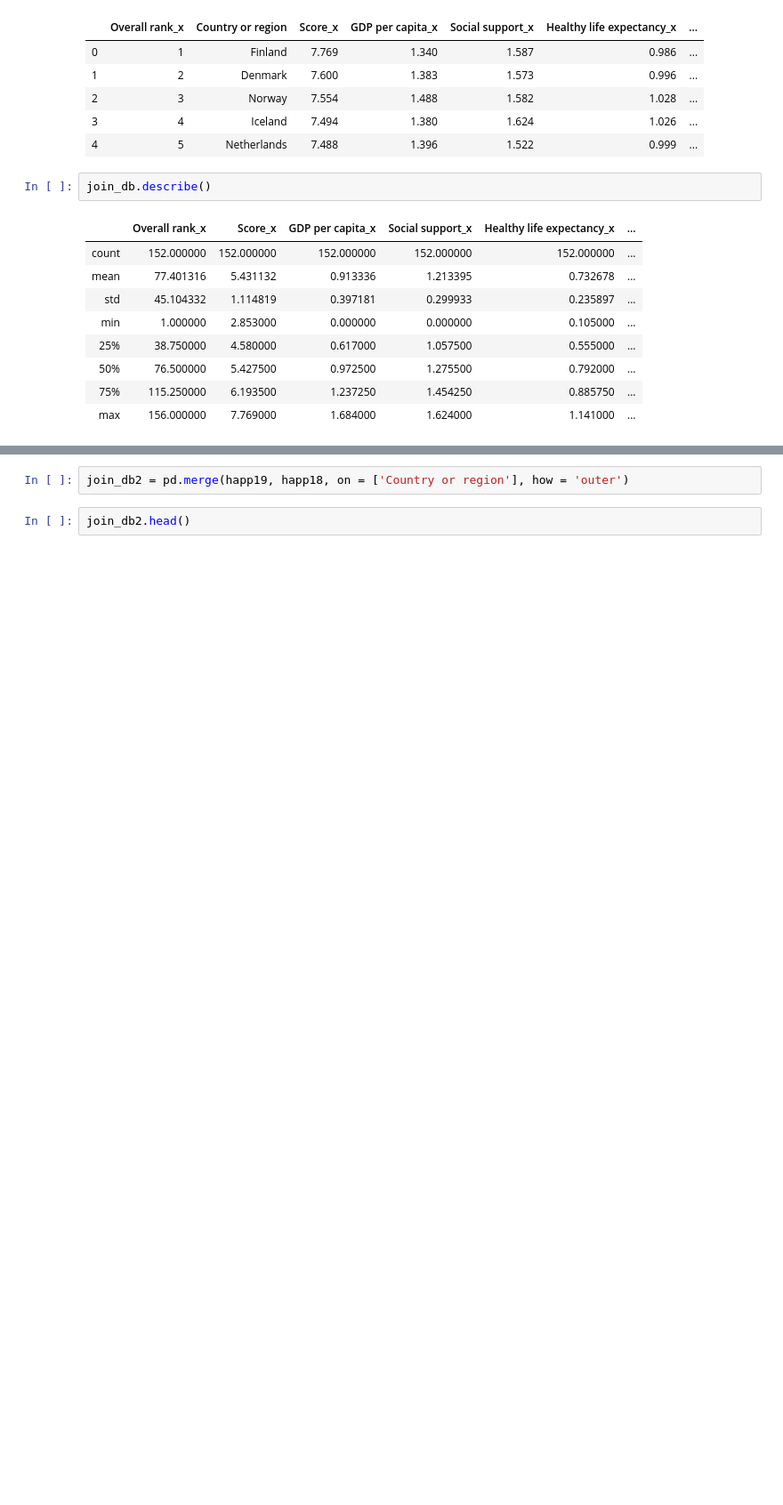
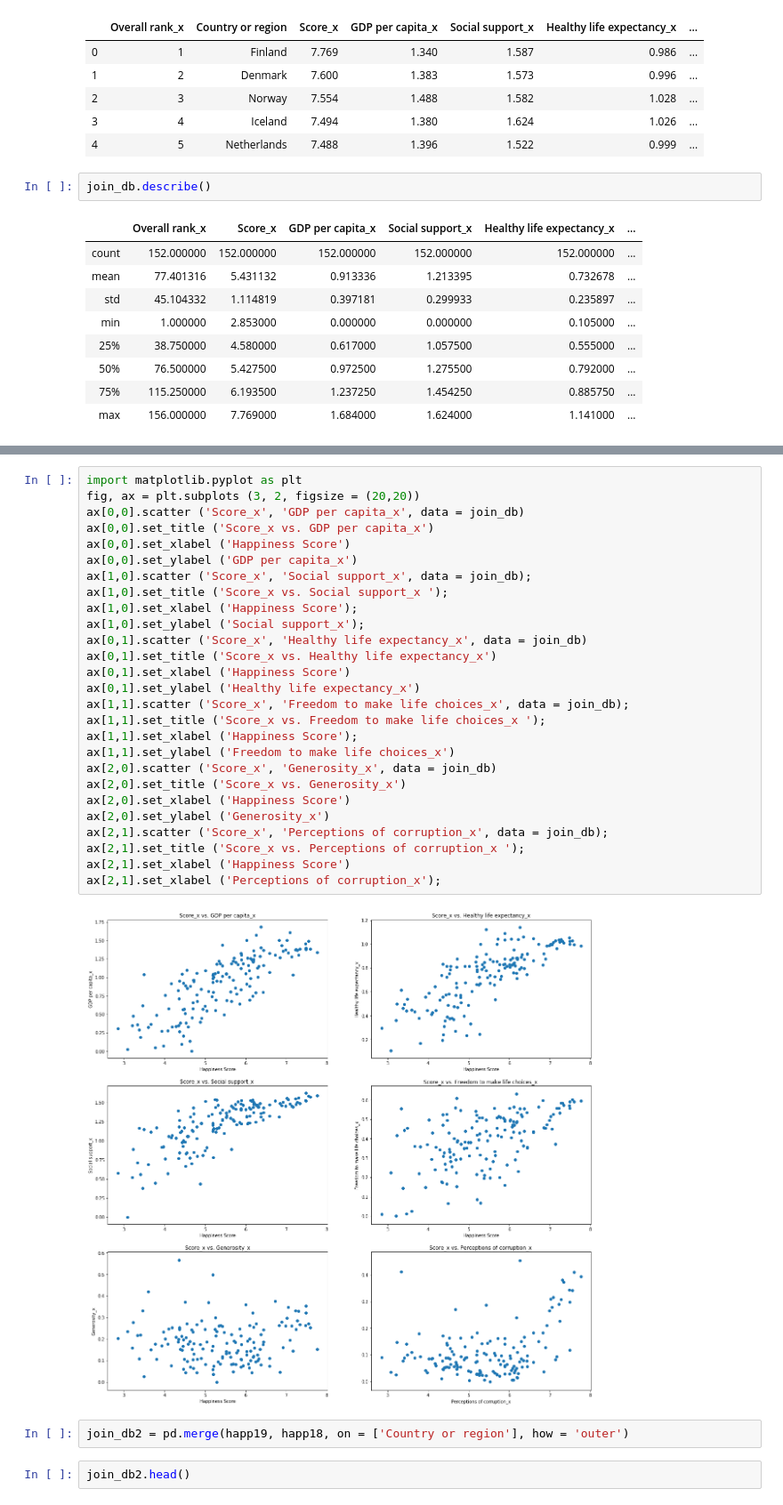
Before and after one commit to kingnmm/py4ds, a Jupyter notebook: FinalProj_NMK.ipynb, the cells around one changed output, grey strips where cells are left out. Shown: that part at 89% size. Drawn from its saved outputs; the diff is of its cells as text; blank space fills up the shorter version.

```diff
--- a/FinalProj_NMK.ipynb
+++ b/FinalProj_NMK.ipynb
@@ -226,3 +233,32 @@ join_db.describe()
+# %%
+import matplotlib.pyplot as plt
+fig, ax = plt.subplots (3, 2, figsize = (20,20))
+ax[0,0].scatter ('Score_x', 'GDP per capita_x', data = join_db)
+ax[0,0].set_title ('Score_x vs. GDP per capita_x')
+ax[0,0].set_xlabel ('Happiness Score')
+ax[0,0].set_ylabel ('GDP per capita_x')
+ax[1,0].scatter ('Score_x', 'Social support_x', data = join_db);
+ax[1,0].set_title ('Score_x vs. Social support_x ');
+ax[1,0].set_xlabel ('Happiness Score');
+ax[1,0].set_ylabel ('Social support_x');
+ax[0,1].scatter ('Score_x', 'Healthy life expectancy_x', data = join_db)
+ax[0,1].set_title ('Score_x vs. Healthy life expectancy_x')
+ax[0,1].set_xlabel ('Happiness Score')
+ax[0,1].set_ylabel ('Healthy life expectancy_x')
+ax[1,1].scatter ('Score_x', 'Freedom to make life choices_x', data = join_db);
+ax[1,1].set_title ('Score_x vs. Freedom to make life choices_x ');
+ax[1,1].set_xlabel ('Happiness Score');
+ax[1,1].set_ylabel ('Freedom to make life choices_x')
+ax[2,0].scatter ('Score_x', 'Generosity_x', data = join_db)
+ax[2,0].set_title ('Score_x vs. Generosity_x')
+ax[2,0].set_xlabel ('Happiness Score')
+ax[2,0].set_ylabel ('Generosity_x')
+ax[2,1].scatter ('Score_x', 'Perceptions of corruption_x', data = join_db);
+ax[2,1].set_title ('Score_x vs. Perceptions of corruption_x ');
+ax[2,1].set_xlabel ('Happiness Score')
+ax[2,1].set_xlabel ('Perceptions of corruption_x');
+# %% [output]
+[figure, added]
 # %%
 join_db2 = pd.merge(happ19, happ18, on = ['Country or region'], how = 'outer')
 # %%
```
Also changed, not shown: parts of 19 cells of this notebook.
